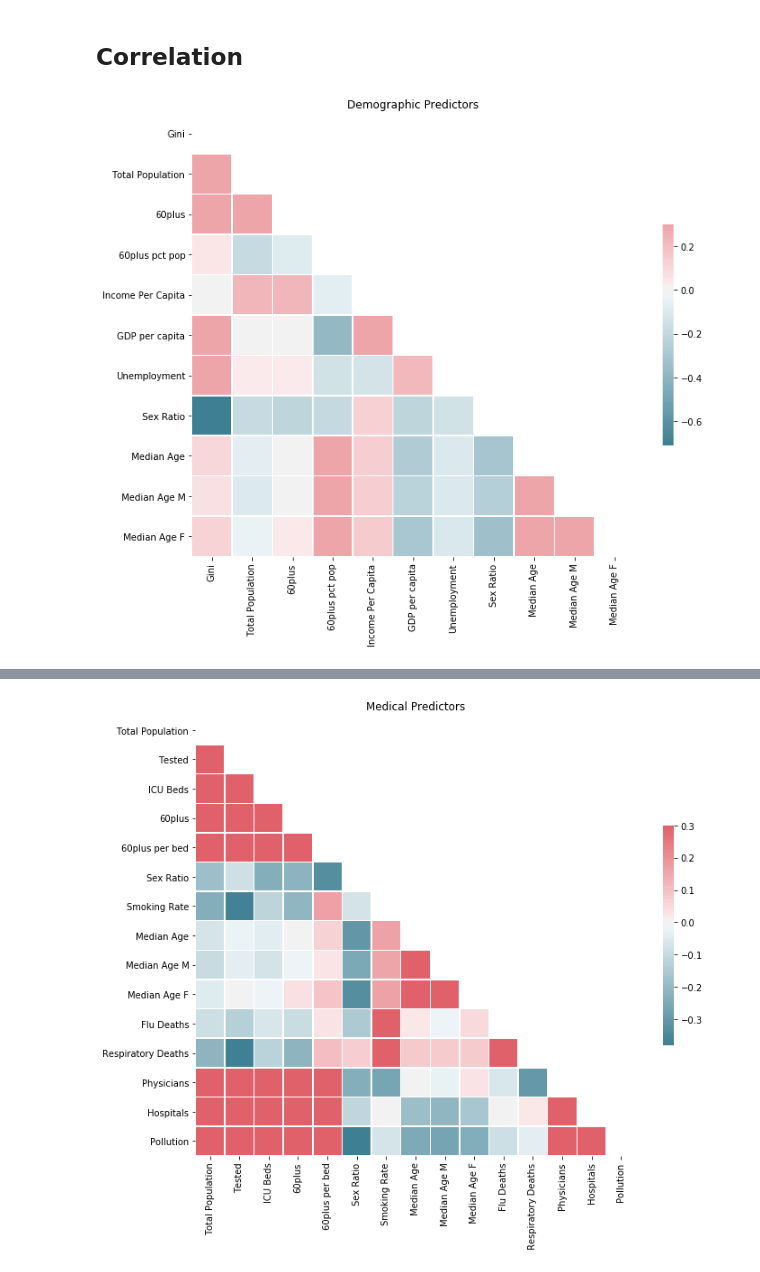
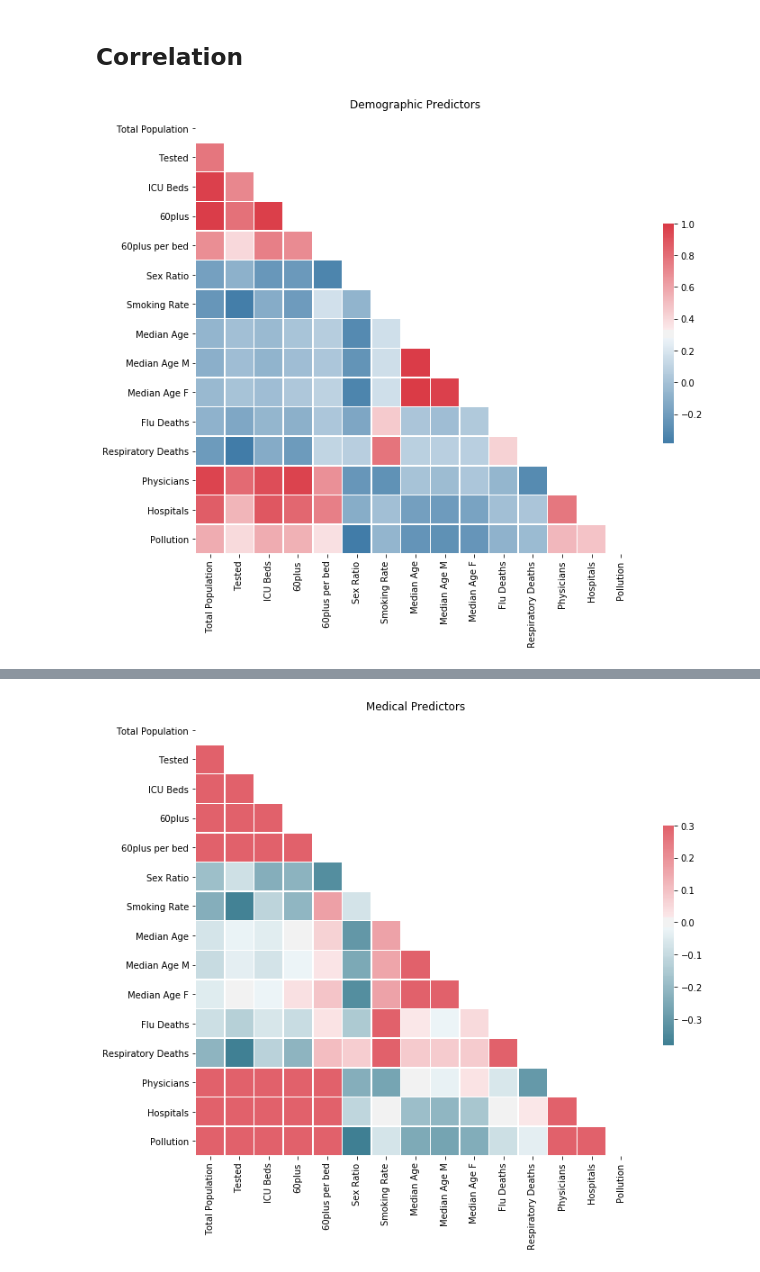
Before and after one commit to UncleGedd/COVID19-US-States-EDA, a Jupyter notebook: EDA-Grouping.ipynb, the cells around one changed output, grey strips where cells are left out. Cells and saved outputs as stored; diff of their text form; code cells hidden in the pictures.

Commit message:
cleans up and adds more predictors

```diff
--- a/EDA-Grouping.ipynb
+++ b/EDA-Grouping.ipynb
@@ -12,23 +21,26 @@ df = pd.read_csv('COVID19_state.csv')
 # %%
 y_cases = df['Infected']
 y_deaths = df['Deaths']
-demo = ['Gini', 'Total Population', '60plus', '60plus pct pop', 'Income Per Capita', 'GDP per capita', 'Unemployment', 'Sex Ratio', 'Median Age', 'Median Age M', 'Median Age F']
-med = ['Total Population', 'Tested', 'ICU Beds', '60plus', '60plus per bed', 'Sex Ratio', 'Smoking Rate', 'Median Age', 'Median Age M', 'Median Age F', 'Flu Deaths', 'Respiratory Deaths', 'Physicians', 'Hospitals', 'Pollution']
+demo = ['Gini', 'Total Population', '60plus', '60plus pct pop', 'Income Per Capita',
+        'GDP Per Capita', 'Unemployment', 'Sex Ratio', 'Median Age', 'Median Age M', 'Median Age F',
+        'Med-Large Airports', 'Avg Temp']
+med = ['Total Population', 'Tested', 'ICU Beds', '60plus', '60plus per bed', 'Sex Ratio',
+       'Smoking Rate', 'Median Age', 'Median Age M', 'Median Age F', 'Flu Deaths', 'Respiratory Deaths',
+       'Physicians', 'Hospitals', 'Pollution']
 X_demo = df[demo]
 X_med = df[med]
 # %% [markdown]
 ## Correlation
 # %%
-def make_corr_map(df, title=''):
+def make_corr_map(df, title='Correlation Heat Map'):
     corr = df.corr()
-    mask = np.triu(np.ones_like(corr, dtype=np.bool)) # mask for upper triangle
+    mask = np.triu(np.ones_like(corr, dtype=np.bool))
     f, ax = plt.subplots(figsize=(11, 9))
-    cmap = sns.diverging_palette(220, 10, as_cmap=True)
-    sns.heatmap(corr, mask=mask, cmap=cmap, vmax=.3, center=0,
-                square=True, linewidths=.5, cbar_kws={"shrink": .5})
+    cmap = sns.diverging_palette(240, 10, as_cmap=True)
+    sns.heatmap(corr, mask=mask, cmap=cmap, square=True, linewidths=.5, cbar_kws={"shrink": .5})
     plt.title(title)
     plt.show()
 # %%
-make_corr_map(X_demo, 'Demographic Predictors')
+make_corr_map(X_med, 'Demographic Predictors')
 # %% [output]
-[figure, old version]
+[figure, new version]
```
Also changed, not shown: parts of 2 cells of this notebook, 7 other files.
